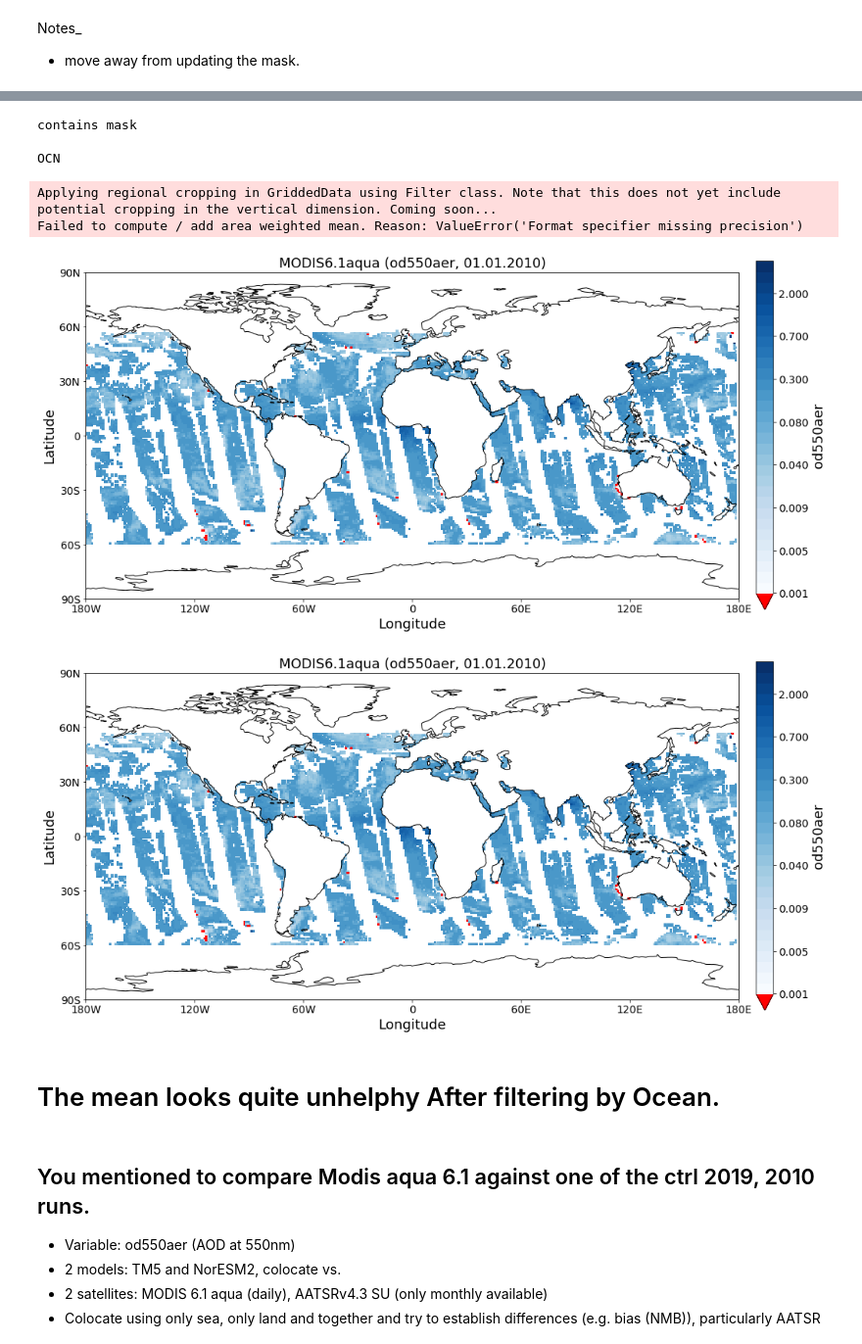
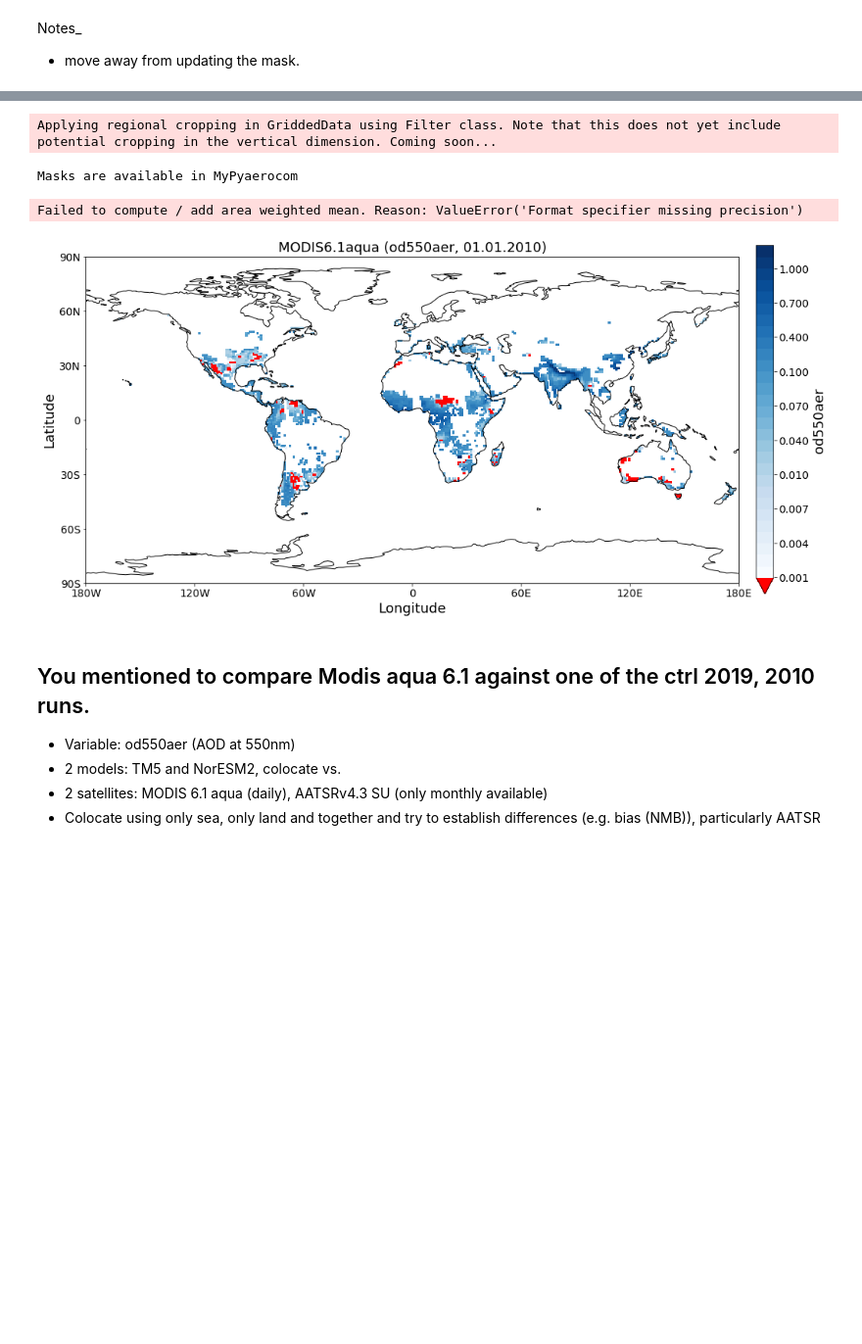
Before and after one commit to metno/pyaerocom-tutorials, a Jupyter notebook: notebooks/dev/tutX_filter_htap_mask.ipynb, the cells around one changed output, grey strips where cells are left out. Shown at 98% size. Cells and saved outputs as stored; diff of their text form; code cells hidden in the pictures; blank space fills up the shorter version.

```diff
--- a/notebooks/dev/tutX_filter_htap_mask.ipynb
+++ b/notebooks/dev/tutX_filter_htap_mask.ipynb
@@ -135,14 +153,9 @@ Failed to compute / add area weighted mean. Reason: ValueError('Format specifier
 # %%
-f = Filter(name = 'WORLD-noMOUNTAINS-OCN')
+f = Filter(name = 'WORLD-noMOUNTAINS-LAND')
 data = f.apply(sat)
-data.quickplot_map()
+data.quickplot_map();
 # %% [output]
-contains mask
-
-OCN
+Applying regional cropping in GriddedData using Filter class. Note that this does not yet include potential cropping in the vertical dimension. Coming soon...
-Applying regional cropping in GriddedData using Filter class. Note that this does not yet include potential cropping in the vertical dimension. Coming soon...
-Failed to compute / add area weighted mean. Reason: ValueError('Format specifier missing precision')
+Masks are available in MyPyaerocom
+Failed to compute / add area weighted mean. Reason: ValueError('Format specifier missing precision')
-[figure, old version]
+[figure, new version]
-[figure, removed]
-# %% [markdown]
-# The mean looks quite unhelphy After filtering by Ocean.
```
Also changed, not shown: parts of 31 cells of this notebook.
